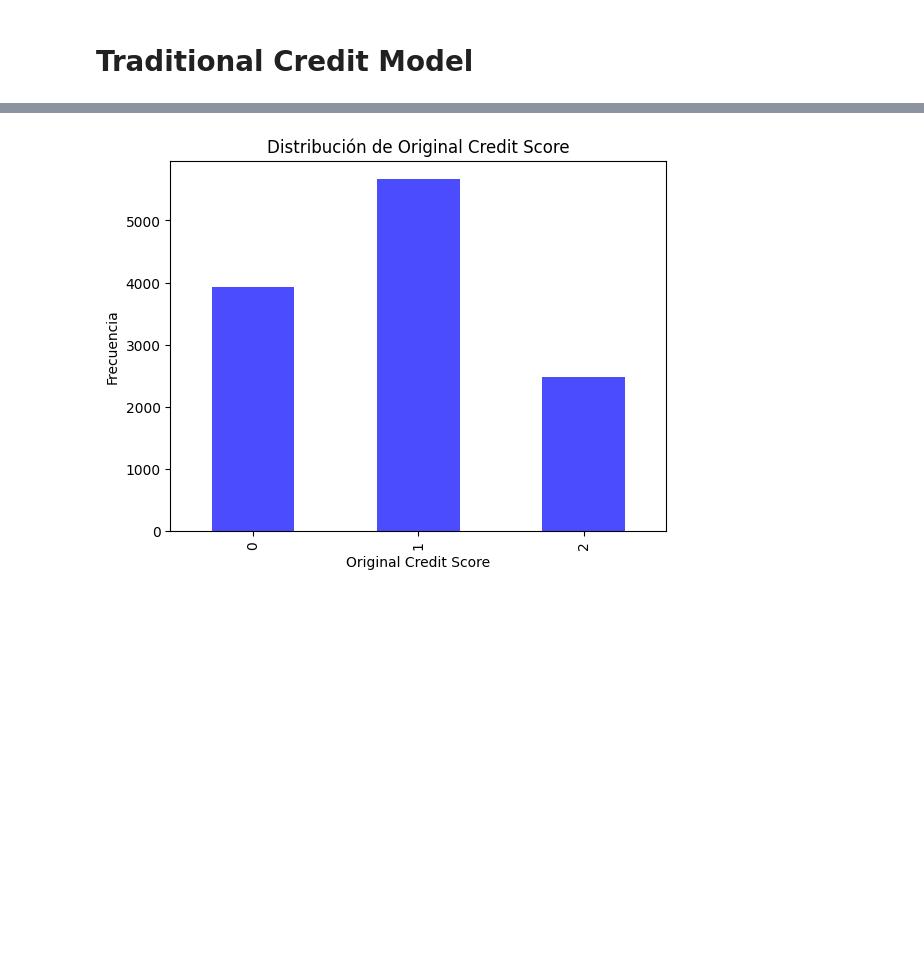
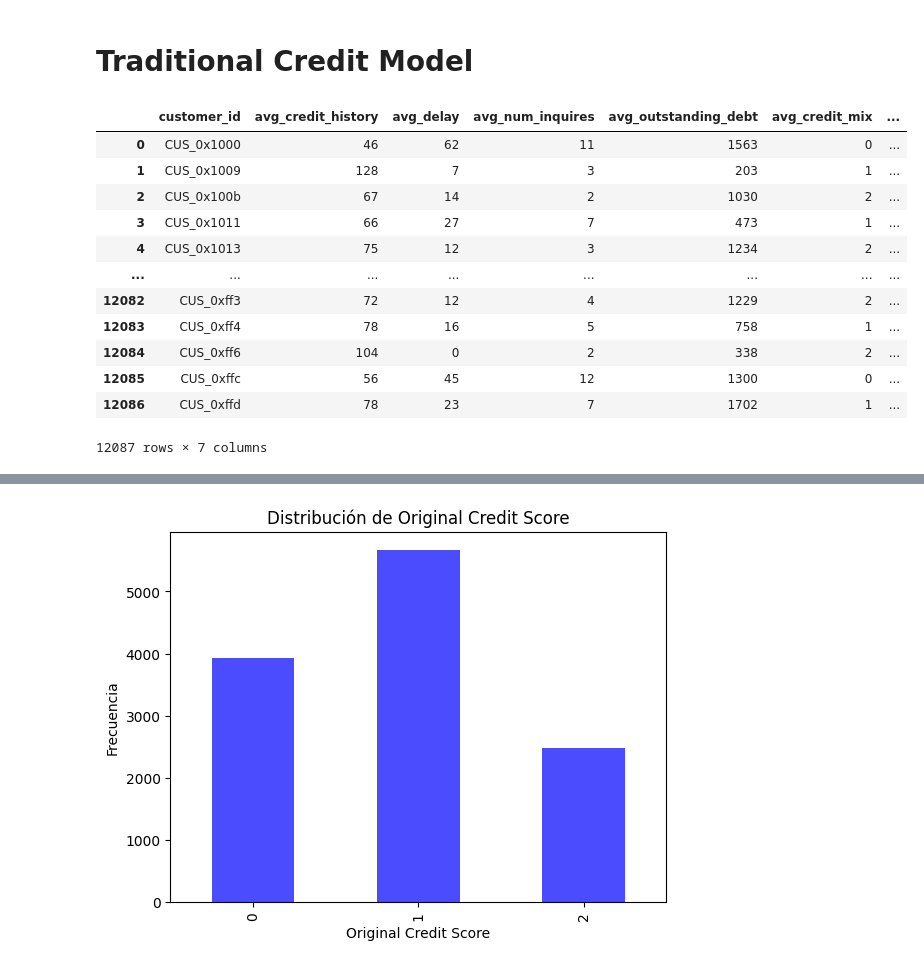
Before and after one commit to RenatoMendoza/CreditModel, a Jupyter notebook: Tests.ipynb, the cells around one changed output, grey strips where cells are left out. Drawn from its saved outputs; the diff is of its cells as text; code cells hidden in the pictures; blank space fills up the shorter version.

```diff
--- a/Tests.ipynb
+++ b/Tests.ipynb
@@ -10,6 +10,21 @@ from ASAS import FICOScoreModel
 import Aid_traditional as aid
 # %%
 data = aid.clean_data_trad('data_traditional.csv')
+data
+# %% [output]
+|  | customer_id | avg_credit_history | avg_delay | avg_num_inquires | avg_outstanding_debt | avg_credit_mix | ... |
+| 0 | CUS_0x1000 | 46 | 62 | 11 | 1563 | 0 | ... |
+| 1 | CUS_0x1009 | 128 | 7 | 3 | 203 | 1 | ... |
+| 2 | CUS_0x100b | 67 | 14 | 2 | 1030 | 2 | ... |
+| 3 | CUS_0x1011 | 66 | 27 | 7 | 473 | 1 | ... |
+| 4 | CUS_0x1013 | 75 | 12 | 3 | 1234 | 2 | ... |
+| ... | ... | ... | ... | ... | ... | ... | ... |
+| 12082 | CUS_0xff3 | 72 | 12 | 4 | 1229 | 2 | ... |
+| 12083 | CUS_0xff4 | 78 | 16 | 5 | 758 | 1 | ... |
+| 12084 | CUS_0xff6 | 104 | 0 | 2 | 338 | 2 | ... |
+| 12085 | CUS_0xffc | 56 | 45 | 12 | 1300 | 0 | ... |
+| 12086 | CUS_0xffd | 78 | 23 | 7 | 1702 | 1 | ... |
+12087 rows × 7 columns
 # %%
 fico_model = FICOScoreModel()
 df_results = fico_model.run(data)
```
Also changed, not shown: parts of 7 cells of this notebook.
